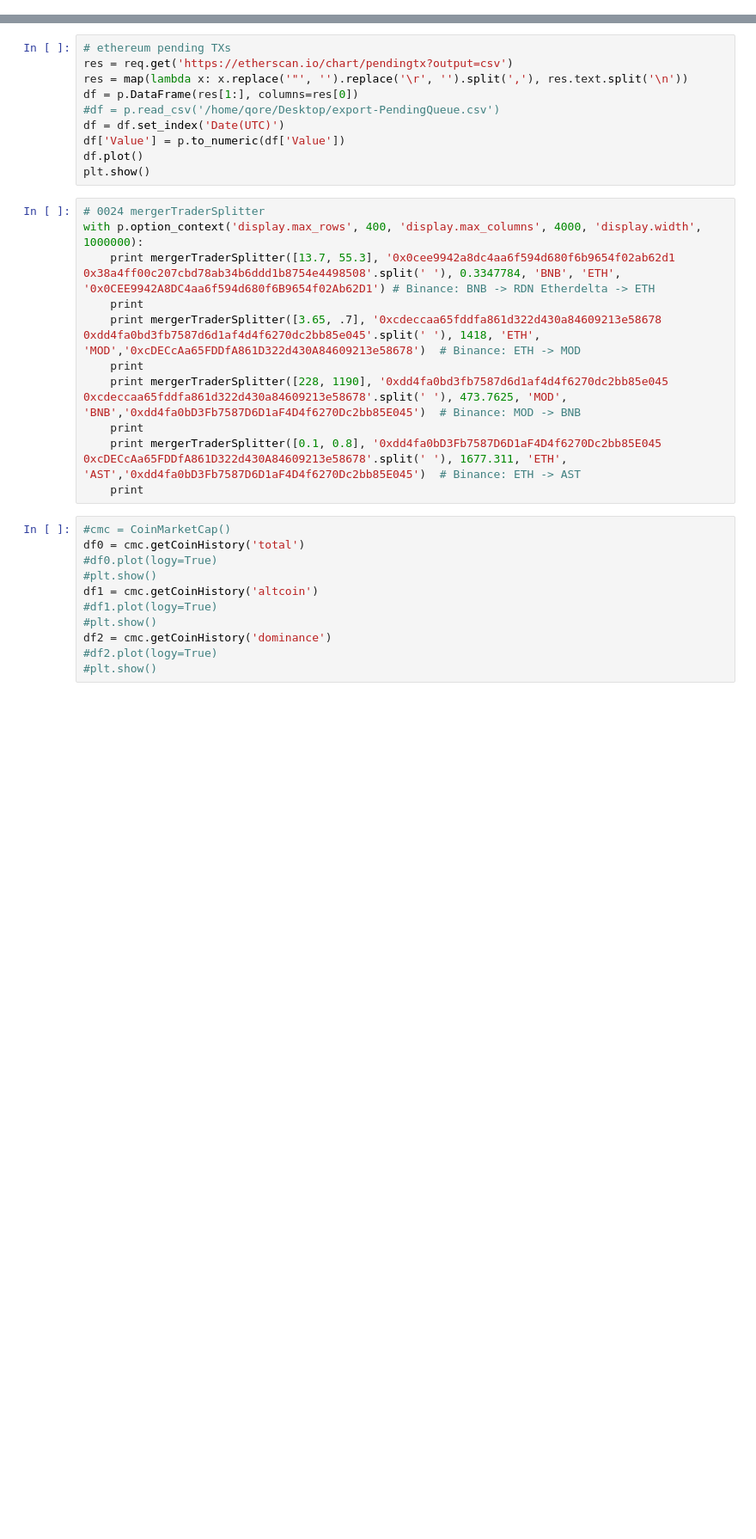
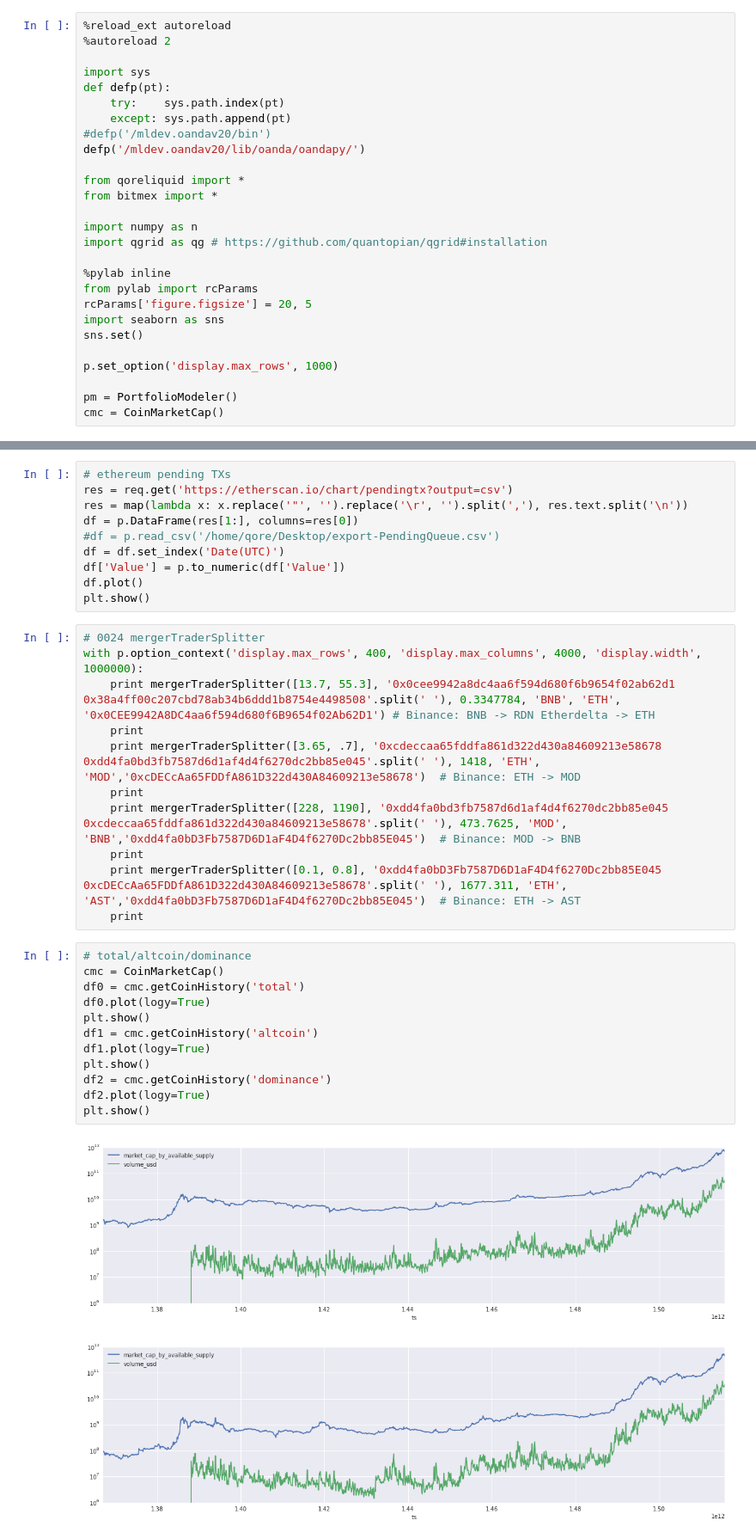
Before and after one commit to qorelogic/ml2, a Jupyter notebook: bin/bitmex2.heatmaps.ipynb, the cells around one changed output, grey strips where cells are left out. Shown at 86% size. Drawn from its saved outputs; the diff is of its cells as text; blank space fills up the shorter version.

```diff
--- a/bin/bitmex2.heatmaps.ipynb
+++ b/bin/bitmex2.heatmaps.ipynb
@@ -71,3 +99,30 @@ showClustermap = True
 yy = True
 tokens=True
 #tokens=False
+# %%
+%reload_ext autoreload
+%autoreload 2
+
+import sys
+def defp(pt):
+    try:    sys.path.index(pt)
+    except: sys.path.append(pt)
+#defp('/mldev.oandav20/bin')
+defp('/mldev.oandav20/lib/oanda/oandapy/')
+
+from qoreliquid import *
+from bitmex import *
+
+import numpy as n
+import qgrid as qg # https://github.com/quantopian/qgrid#installation
+
+%pylab inline
+from pylab import rcParams
+rcParams['figure.figsize'] = 20, 5
+import seaborn as sns
+sns.set()
+
+p.set_option('display.max_rows', 1000)
+
+pm = PortfolioModeler()
+cmc = CoinMarketCap()
@@ -162,13 +254,17 @@ with p.option_context('display.max_rows', 400, 'display.max_columns', 4000, 'dis
     print mergerTraderSplitter([0.1, 0.8], '0xdd4fa0bD3Fb7587D6D1aF4D4f6270Dc2bb85E045 0xcDECcAa65FDDfA861D322d430A84609213e58678'.split(' '), 1677.311, 'ETH', 'AST','0xdd4fa0bD3Fb7587D6D1aF4D4f6270Dc2bb85E045')  # Binance: ETH -> AST
     print
 # %%
-#cmc = CoinMarketCap()
+# total/altcoin/dominance
+cmc = CoinMarketCap()
 df0 = cmc.getCoinHistory('total')
-#df0.plot(logy=True)
-#plt.show()
+df0.plot(logy=True)
+plt.show()
 df1 = cmc.getCoinHistory('altcoin')
-#df1.plot(logy=True)
-#plt.show()
+df1.plot(logy=True)
+plt.show()
 df2 = cmc.getCoinHistory('dominance')
-#df2.plot(logy=True)
-#plt.show()
+df2.plot(logy=True)
+plt.show()
+# %% [output]
+[figure, added]
+[figure, added]
```
Also changed, not shown: parts of 20 cells of this notebook, 2 other files.
